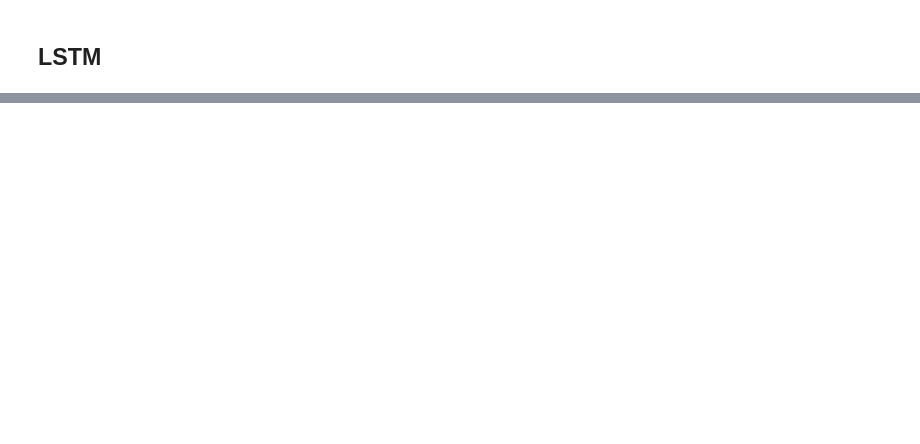
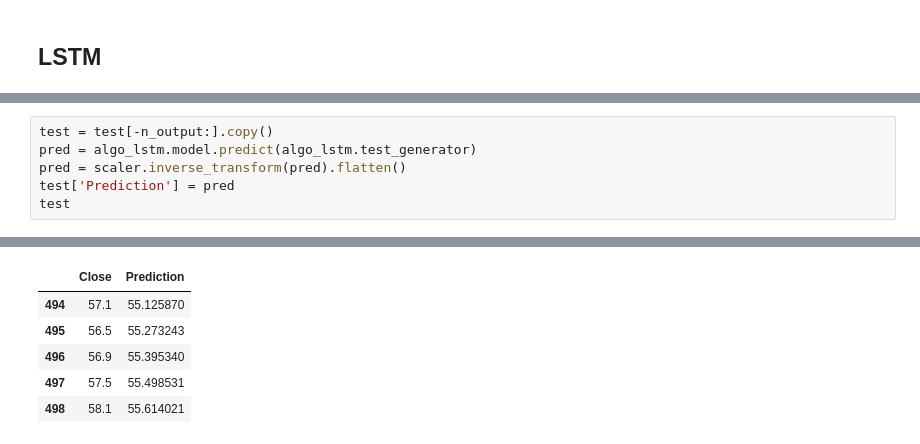
Before and after one commit to elodiezay02/stock_price_prediction, a Jupyter notebook: stock_price_modeling.ipynb, the cells around one changed output, grey strips where cells are left out. Drawn from its saved outputs; the diff is of its cells as text; blank space fills up the shorter version.

```diff
--- a/stock_price_modeling.ipynb
+++ b/stock_price_modeling.ipynb
@@ -414,0 +419,7 @@ LSTM outperform RNN with MAE 0.7 on validation set
+# %%
+test = test[-n_output:].copy()
+pred = algo_lstm.model.predict(algo_lstm.test_generator)
+pred = scaler.inverse_transform(pred).flatten()
+test['Prediction'] = pred
+test
+# %% [output]
@@ -414,0 +427,6 @@ LSTM outperform RNN with MAE 0.7 on validation set
+|  | Close | Prediction |
+| 494 | 57.1 | 55.125870 |
+| 495 | 56.5 | 55.273243 |
+| 496 | 56.9 | 55.395340 |
+| 497 | 57.5 | 55.498531 |
+| 498 | 58.1 | 55.614021 |
```
Also changed, not shown: parts of 11 cells of this notebook.
